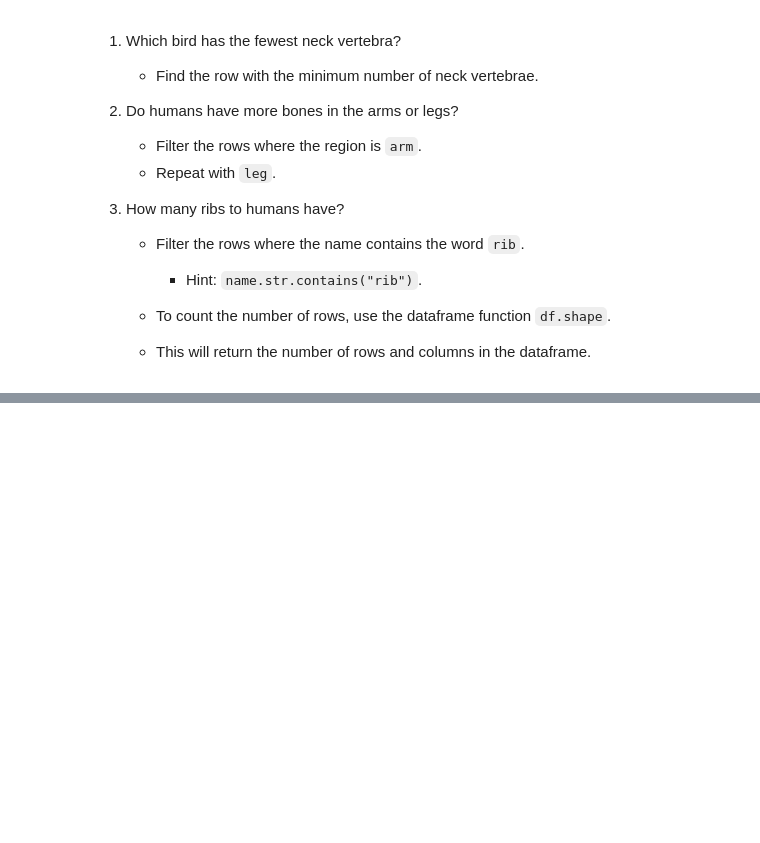
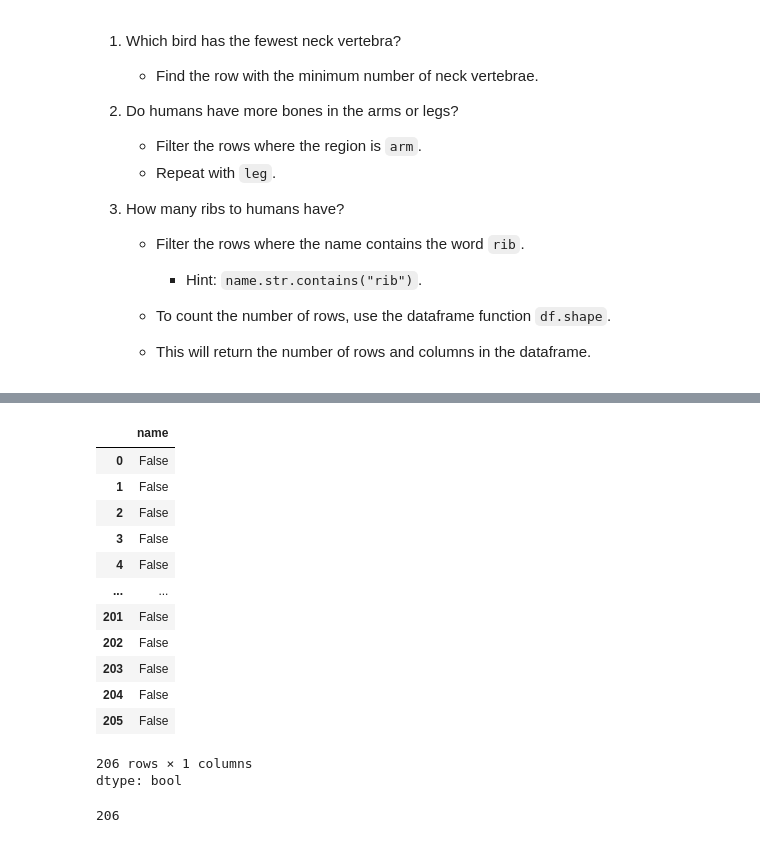
Before and after one commit to 173479/mineriaDeDatos, a Jupyter notebook: skeletal_variation.ipynb, the cells around one changed output, grey strips where cells are left out. Drawn from its saved outputs; the diff is of its cells as text; code cells hidden in the pictures; blank space fills up the shorter version.

```diff
--- a/skeletal_variation.ipynb
+++ b/skeletal_variation.ipynb
@@ -189,0 +337,22 @@ Below are a few ideas for extensions.
+# %%
+val = df['name'].str.contains('rib')
+val
+# %% [output]
+|  | name |
+| 0 | False |
+| 1 | False |
+| 2 | False |
+| 3 | False |
+| 4 | False |
+| ... | ... |
+| 201 | False |
+| 202 | False |
+| 203 | False |
+| 204 | False |
+| 205 | False |
+206 rows × 1 columns
+dtype: bool
+# %%
+val.shape[0]
+# %% [output]
+206
```
Also changed, not shown: parts of 22 cells of this notebook.
